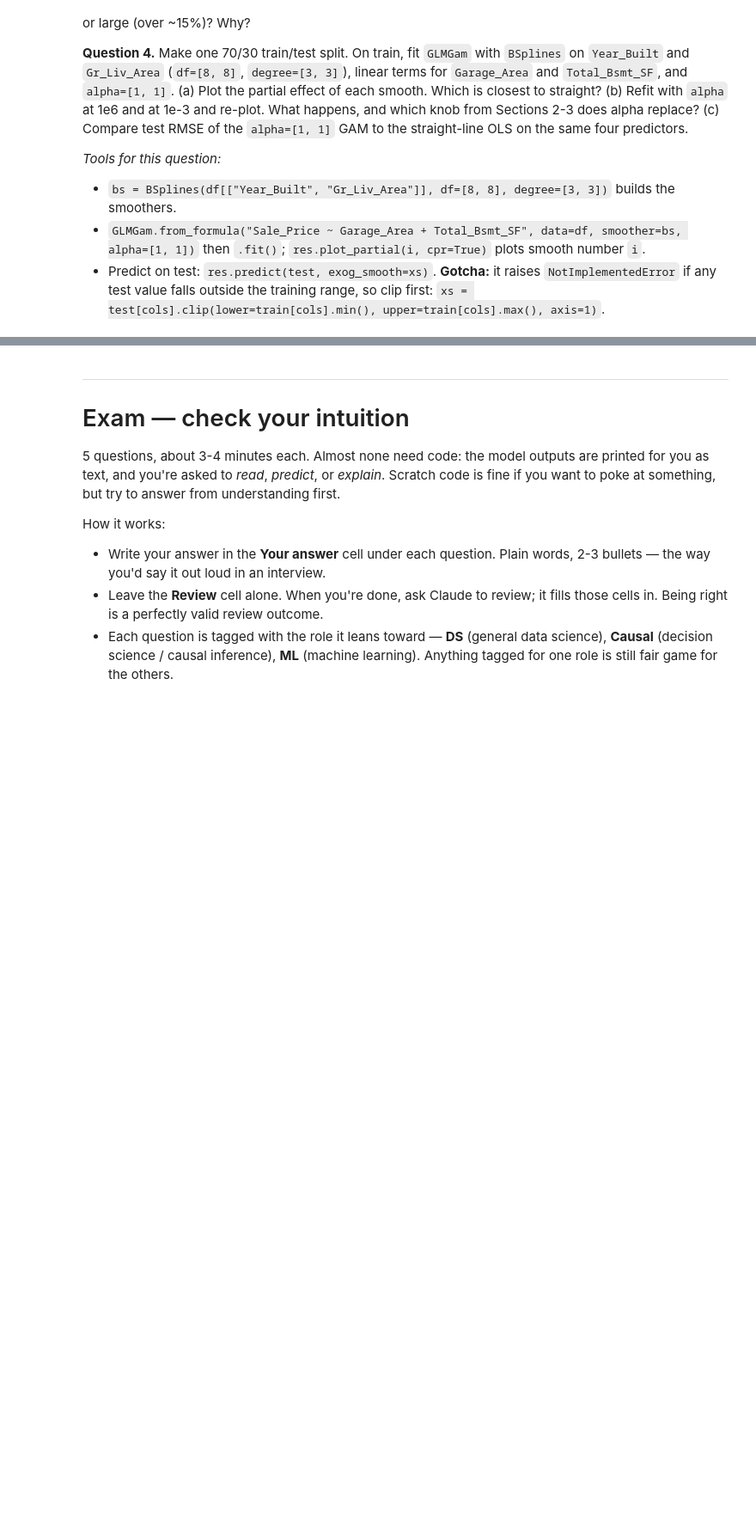
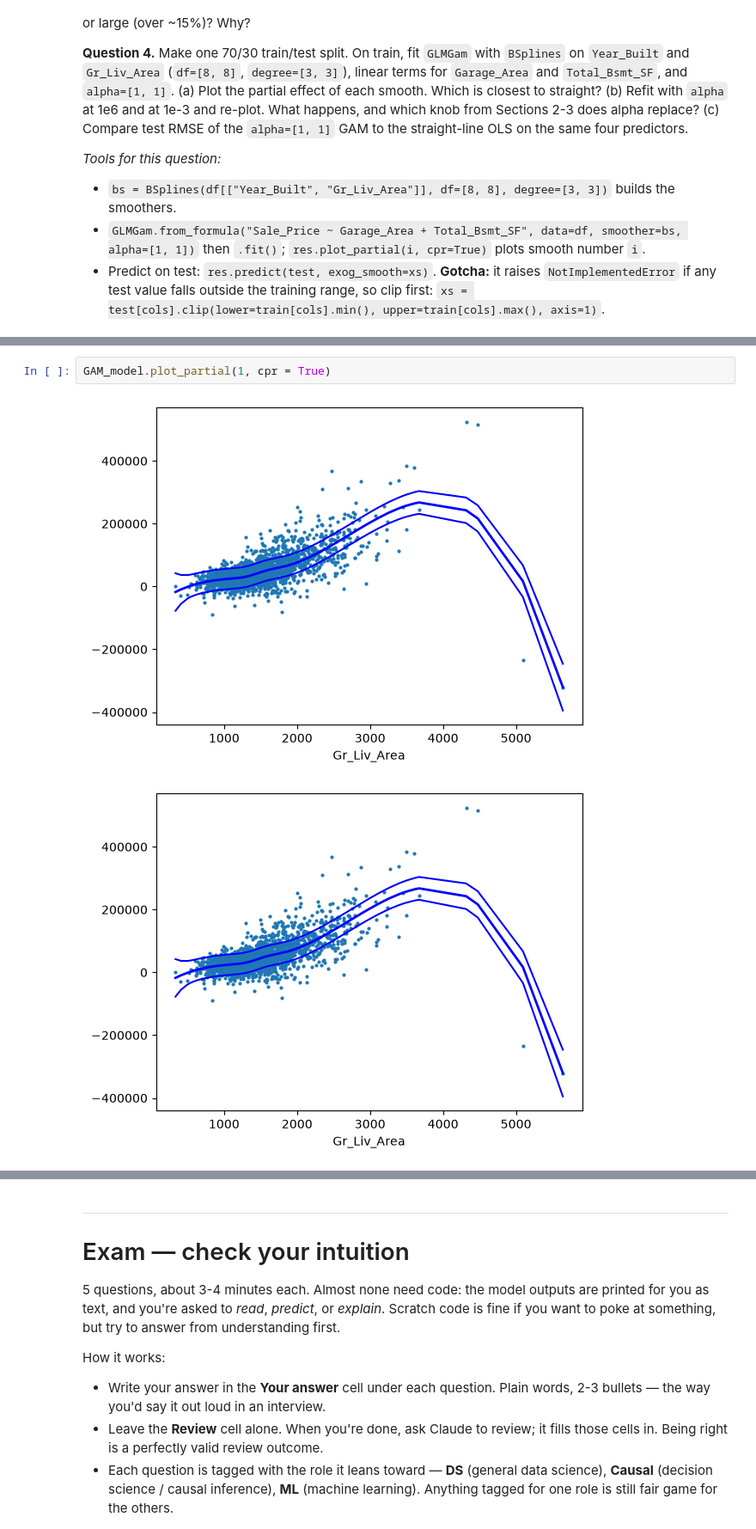
Before and after one commit to BaoLe040507/understand_ml_stats, a Jupyter notebook: Textbooks/practical_stats_for_ds/notebooks/ch04_regression/12_polynomial-spline-and-gam.ipynb, the cells around one changed output, grey strips where cells are left out. Shown at 86% size. Saved outputs shown, nothing was run; the diff lists cells and outputs as text; blank space fills up the shorter version.

```diff
--- a/Textbooks/practical_stats_for_ds/notebooks/ch04_regression/12_polynomial-spline-and-gam.ipynb
+++ b/Textbooks/practical_stats_for_ds/notebooks/ch04_regression/12_polynomial-spline-and-gam.ipynb
@@ -91,0 +393,5 @@ _Prediction (one line, before running anything):_
+# %%
+GAM_model.plot_partial(1, cpr = True)
+# %% [output]
+[figure, added]
+[figure, added]
```
Also changed, not shown: parts of 33 cells of this notebook.
